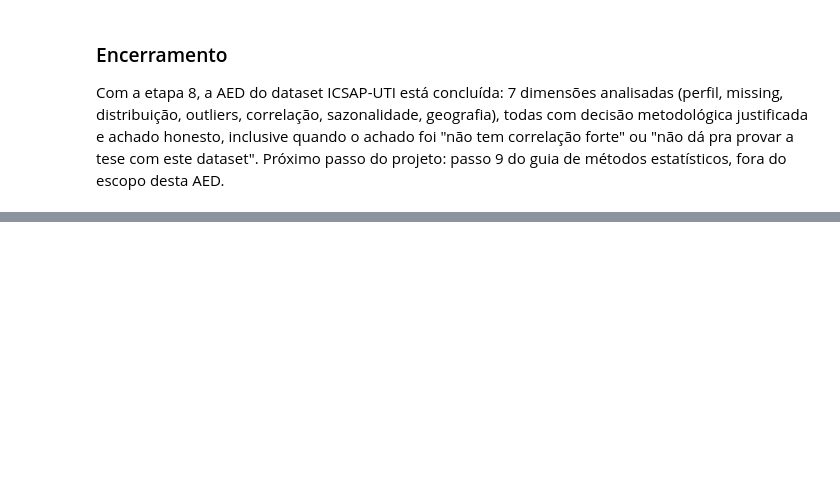
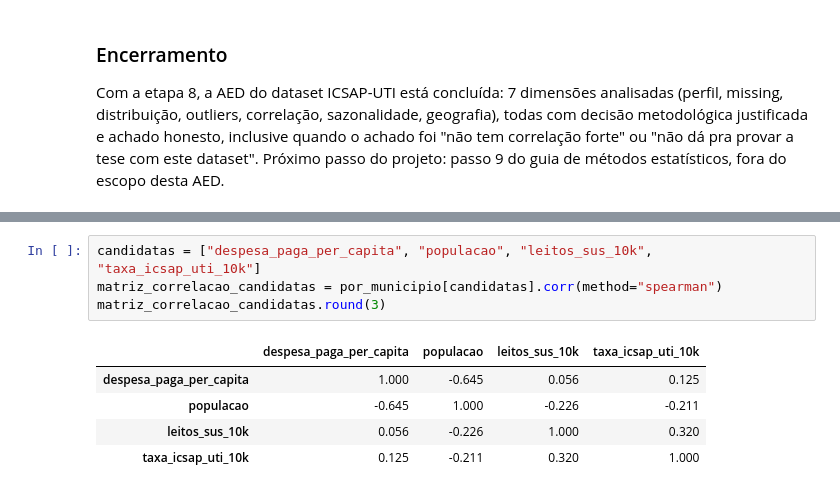
Before and after one commit to yasminyumit/clariti-oci, a Jupyter notebook: notebooks/AED_ICSAP_UTI_SP_10.ipynb, the cells around one changed output, grey strips where cells are left out. Drawn from its saved outputs; the diff is of its cells as text; blank space fills up the shorter version.

```diff
--- a/notebooks/AED_ICSAP_UTI_SP_10.ipynb
+++ b/notebooks/AED_ICSAP_UTI_SP_10.ipynb
@@ -1086,0 +1258,10 @@ Com a etapa 8, a AED do dataset ICSAP-UTI está concluída: 7 dimensões analisa
+# %%
+candidatas = ["despesa_paga_per_capita", "populacao", "leitos_sus_10k", "taxa_icsap_uti_10k"]
+matriz_correlacao_candidatas = por_municipio[candidatas].corr(method="spearman")
+matriz_correlacao_candidatas.round(3)
+# %% [output]
+|  | despesa_paga_per_capita | populacao | leitos_sus_10k | taxa_icsap_uti_10k |
+| despesa_paga_per_capita | 1.000 | -0.645 | 0.056 | 0.125 |
+| populacao | -0.645 | 1.000 | -0.226 | -0.211 |
+| leitos_sus_10k | 0.056 | -0.226 | 1.000 | 0.320 |
+| taxa_icsap_uti_10k | 0.125 | -0.211 | 0.320 | 1.000 |
```
Also changed, not shown: parts of 37 cells of this notebook.
